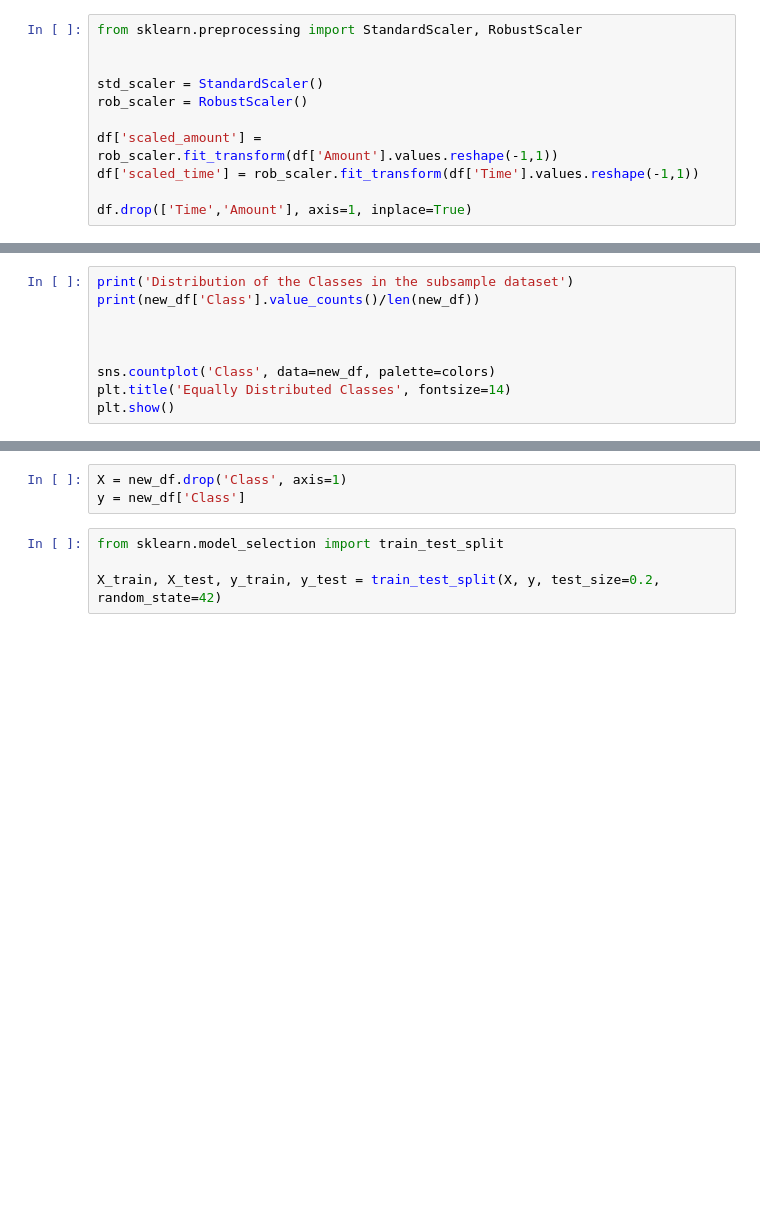
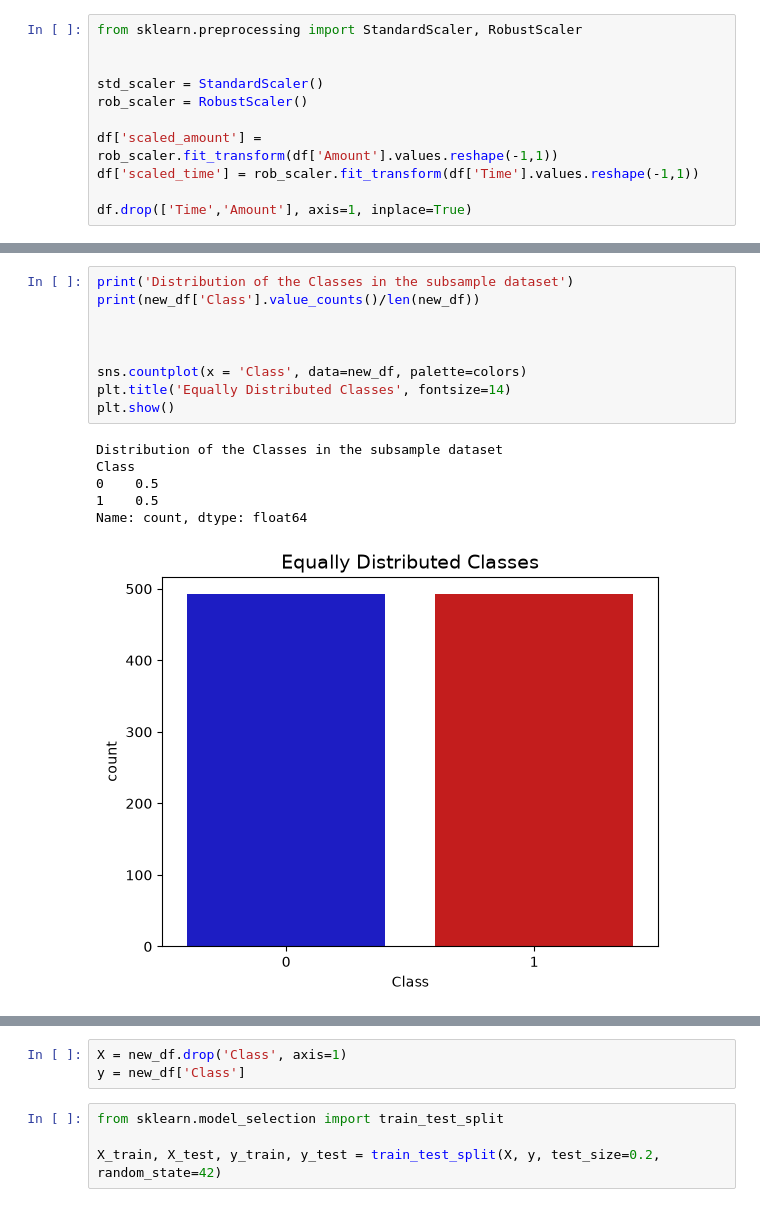
Before and after one commit to Hariss402/Credit_Card_Fraud_Detection, a Jupyter notebook: Credit_Card_Fraud_Detection.ipynb, the cells around one changed output, grey strips where cells are left out. Drawn from its saved outputs; the diff is of its cells as text; blank space fills up the shorter version.

```diff
--- a/Credit_Card_Fraud_Detection.ipynb
+++ b/Credit_Card_Fraud_Detection.ipynb
@@ -142,12 +198,19 @@ new_df.head()
 # %%
 print('Distribution of the Classes in the subsample dataset')
 print(new_df['Class'].value_counts()/len(new_df))
 
 
 
-sns.countplot('Class', data=new_df, palette=colors)
+sns.countplot(x = 'Class', data=new_df, palette=colors)
 plt.title('Equally Distributed Classes', fontsize=14)
 plt.show()
+# %% [output]
+Distribution of the Classes in the subsample dataset
+Class
+0    0.5
+1    0.5
+Name: count, dtype: float64
+[figure, added]
 # %%
 
 
```
Also changed, not shown: parts of 47 cells of this notebook.
